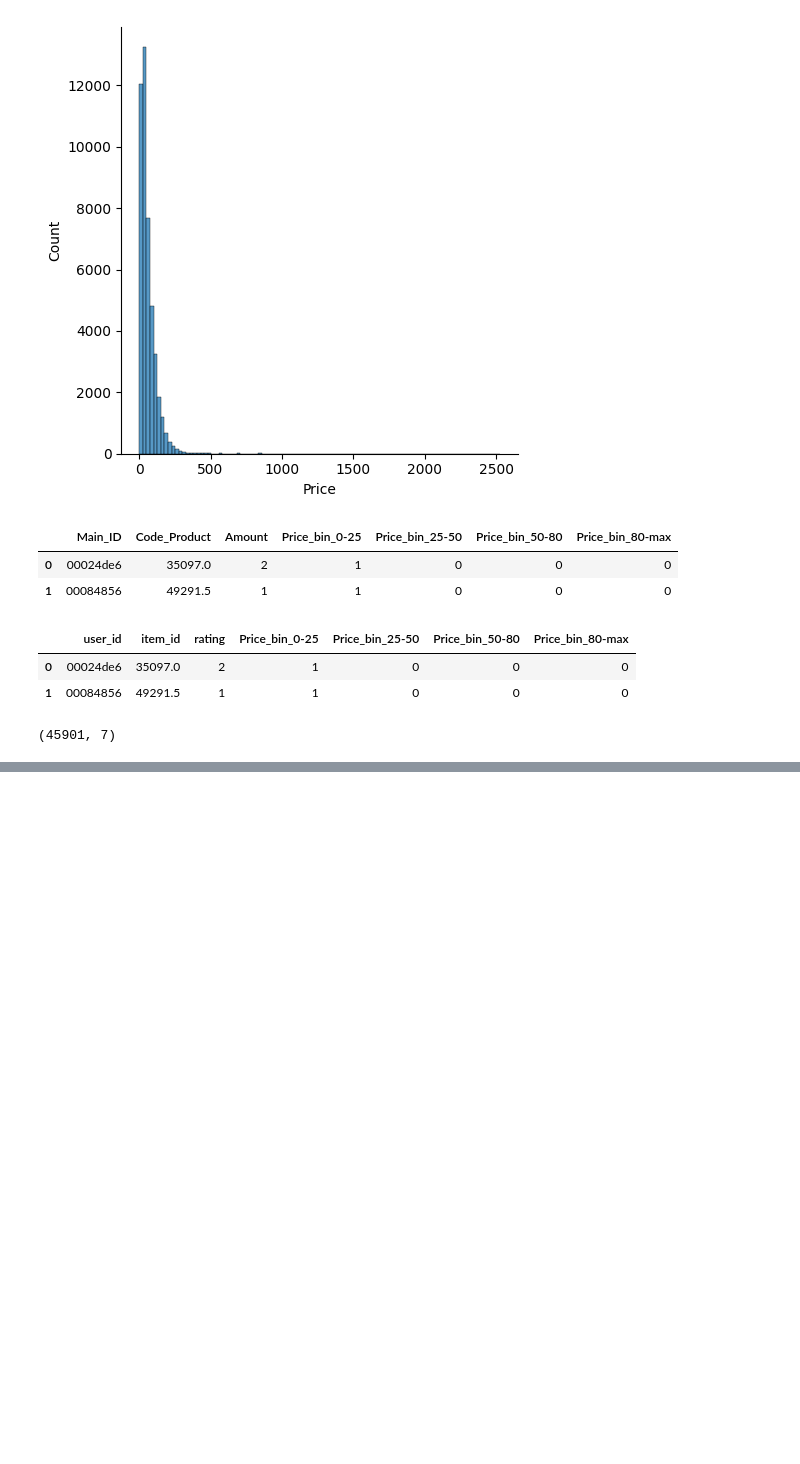
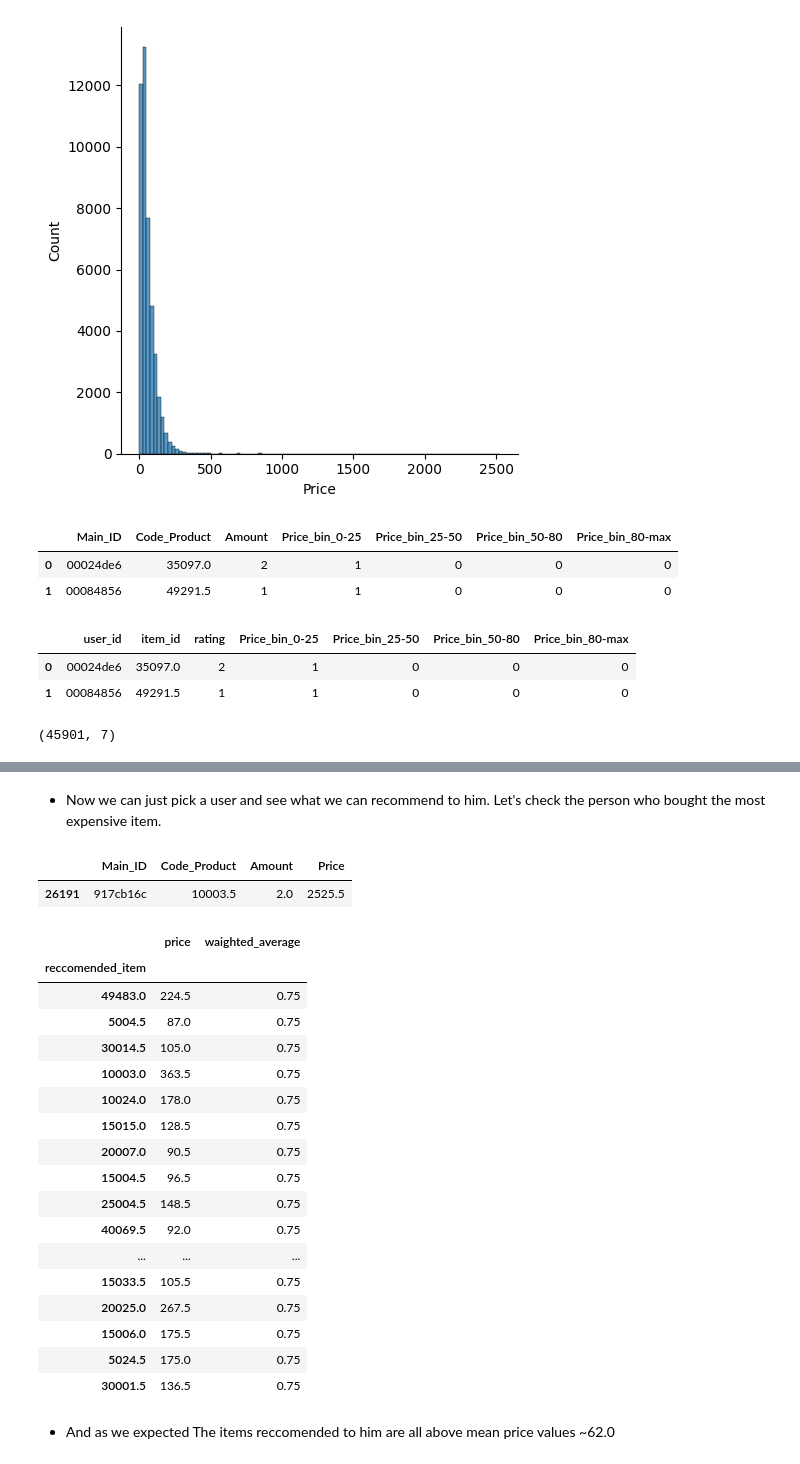
Before and after one commit to Folongton/Recommendation_Engine, a Jupyter notebook: Recommendation_System.ipynb, the cells around one changed output, grey strips where cells are left out. Drawn from its saved outputs; the diff is of its cells as text; code cells hidden in the pictures; blank space fills up the shorter version.

```diff
--- a/Recommendation_System.ipynb
+++ b/Recommendation_System.ipynb
@@ -235,0 +328,41 @@ df_simple_rep_w_price.shape
+# %%
+df_SRWP_full = df_simple_rep_w_price.drop(columns=['user_id','item_id'])
+
+# drop user_id index and rating column
+df_SRWP_item_price_only = df_SRWP_full.reset_index().drop(columns=['user_id','rating'])
+df_SRWP_item_price_only = df_SRWP_item_price_only.drop_duplicates(subset=['item_id'])
+df_SRWP_item_price_only = df_SRWP_item_price_only.set_index('item_id')
+
+rec_dict_2 = {  'user_id':[],
+                'reccomended_item':[],
+                'price' :[],
+                'waighted_average':[]}
+
+for user in df['Main_ID'].unique():
+    userItemTable = df_SRWP_full.loc[(user)].copy(deep=True)
+
+
+    userPriceBinColumns = [col for col in userItemTable.columns if 'Price_bin' in col]
+    userProfile = userItemTable[userPriceBinColumns].transpose().dot(userItemTable['rating'])
+
+    recommendationTable_df = ((df_SRWP_item_price_only[userPriceBinColumns]*userProfile).sum(axis=1))/(userProfile.sum())
+    recommendationTable_df = recommendationTable_df.sort_values(ascending=False)
+
+    rec_for_single_user_df = df.drop_duplicates(subset=['Code_Product'])
+    rec_for_single_user_df = rec_for_single_user_df.loc[df['Code_Product'].isin(recommendationTable_df.head(20).keys())]
+    rec_for_single_user_df = rec_for_single_user_df.drop(columns=['Main_ID','Amount'])
+    rec_for_single_user_df['waighted_average'] = rec_for_single_user_df['Code_Product'].map(recommendationTable_df)
+
+    for rec in rec_for_single_user_df.iterrows():
+        rec_dict_2['user_id'].append(user)
+        rec_dict_2['reccomended_item'].append(rec[1]['Code_Product'])
+        rec_dict_2['price'].append(rec[1]['Price'])
+        rec_dict_2['waighted_average'].append(rec[1]['waighted_average'])
+
+
+
+df_simpl_rec_final_2 = pd.DataFrame(rec_dict_2)
+df_simpl_rec_final_2['waighted_average'] = df_simpl_rec_final_2['waighted_average'].apply(lambda x: round(x, 2))
+df_simpl_rec_final_2.index = pd.MultiIndex.from_arrays([df_simpl_rec_final_2['user_id'],
+                                                        df_simpl_rec_final_2['reccomended_item']])
+df_simpl_rec_final_2.drop(columns=['user_id','reccomended_item'], inplace=True)
@@ -235,0 +386,31 @@ df_simple_rep_w_price.shape
+# %% [markdown]
+* Now we can just pick a user and see what we can recommend to him.  Let's check the person who bought the most expensive item.
+# %%
+# find the most expensice item from df
+df[df['Price'] == df['Price'].max()]
+# %% [output]
+|  | Main_ID | Code_Product | Amount | Price |
+| 26191 | 917cb16c | 10003.5 | 2.0 | 2525.5 |
+# %%
+df_simpl_rec_final_2.loc[('917cb16c')]
+# %% [output]
+|  | price | waighted_average |
+| reccomended_item |  |  |
+| 49483.0 | 224.5 | 0.75 |
+| 5004.5 | 87.0 | 0.75 |
+| 30014.5 | 105.0 | 0.75 |
+| 10003.0 | 363.5 | 0.75 |
+| 10024.0 | 178.0 | 0.75 |
+| 15015.0 | 128.5 | 0.75 |
+| 20007.0 | 90.5 | 0.75 |
+| 15004.5 | 96.5 | 0.75 |
+| 25004.5 | 148.5 | 0.75 |
+| 40069.5 | 92.0 | 0.75 |
+| ... | ... | ... |
+| 15033.5 | 105.5 | 0.75 |
+| 20025.0 | 267.5 | 0.75 |
+| 15006.0 | 175.5 | 0.75 |
+| 5024.5 | 175.0 | 0.75 |
+| 30001.5 | 136.5 | 0.75 |
+# %% [markdown]
+* And as we expected The items reccomended to him are all above mean price values  ~62.0
```
Also changed, not shown: parts of 15 cells of this notebook.
